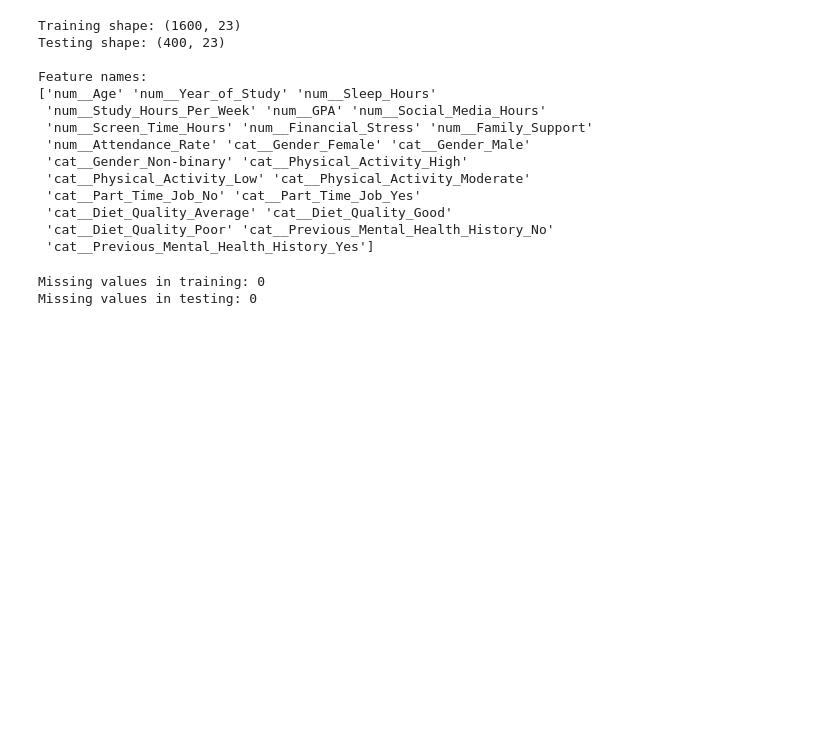
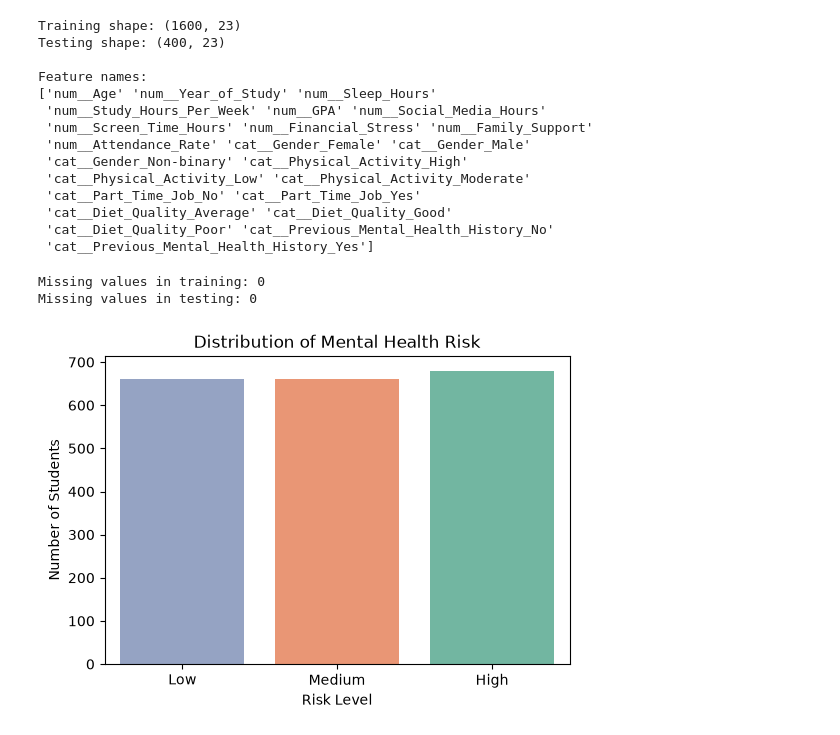
Before and after one commit to Othmanehaiba/Mental_Health, a Jupyter notebook: notebooks/01_eda_and_audit.ipynb, the cells around one changed output. Cells and saved outputs as stored; diff of their text form; code cells hidden in the pictures; blank space fills up the shorter version.

```diff
--- a/notebooks/01_eda_and_audit.ipynb
+++ b/notebooks/01_eda_and_audit.ipynb
@@ -410,3 +410,19 @@ print("Missing values in testing:",
 # %% [output]
 Missing values in training: 0
 Missing values in testing: 0
+# %%
+plt.figure(figsize=(6, 4))
+sns.countplot(
+    data=df,
+    x="Mental_Health_Risk",
+    order=["Low", "Medium", "High"],
+    hue="Mental_Health_Risk",
+    palette="Set2",
+    legend=False
+)
+plt.title("Distribution of Mental Health Risk")
+plt.xlabel("Risk Level")
+plt.ylabel("Number of Students")
+plt.show()
+# %% [output]
+[figure, added]
```
Also changed, not shown: parts of 3 cells of this notebook, 2 other files.
